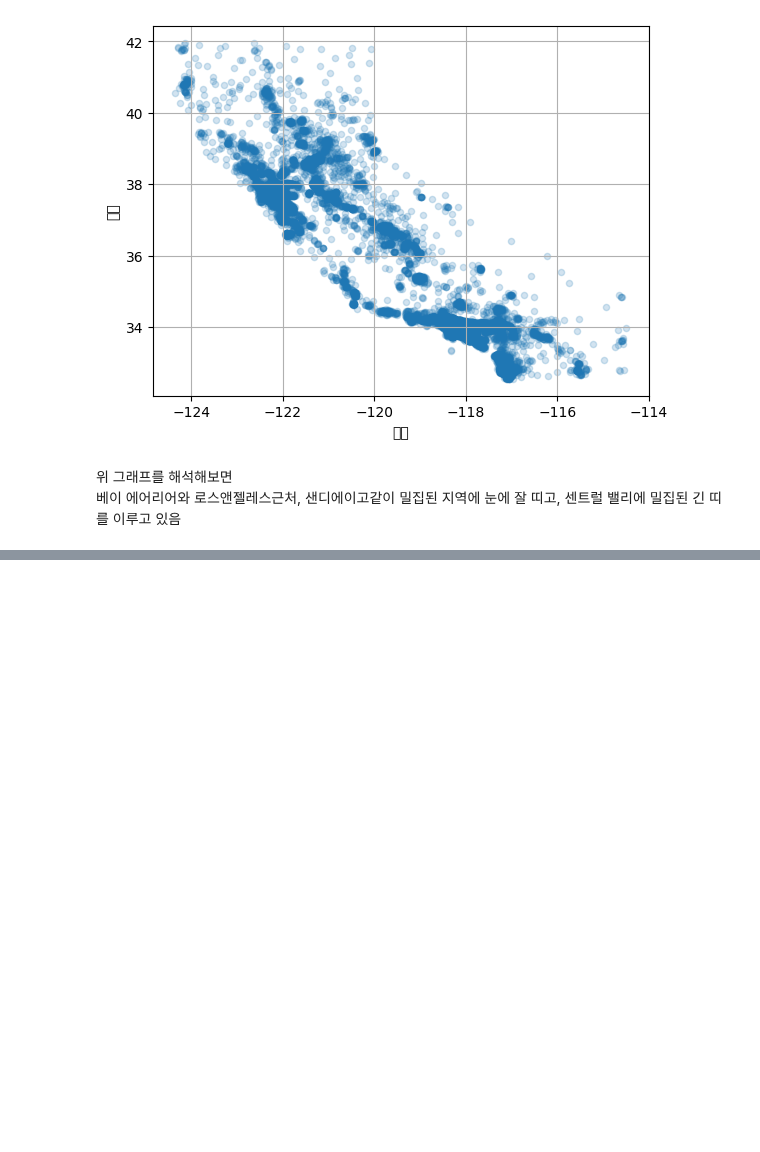
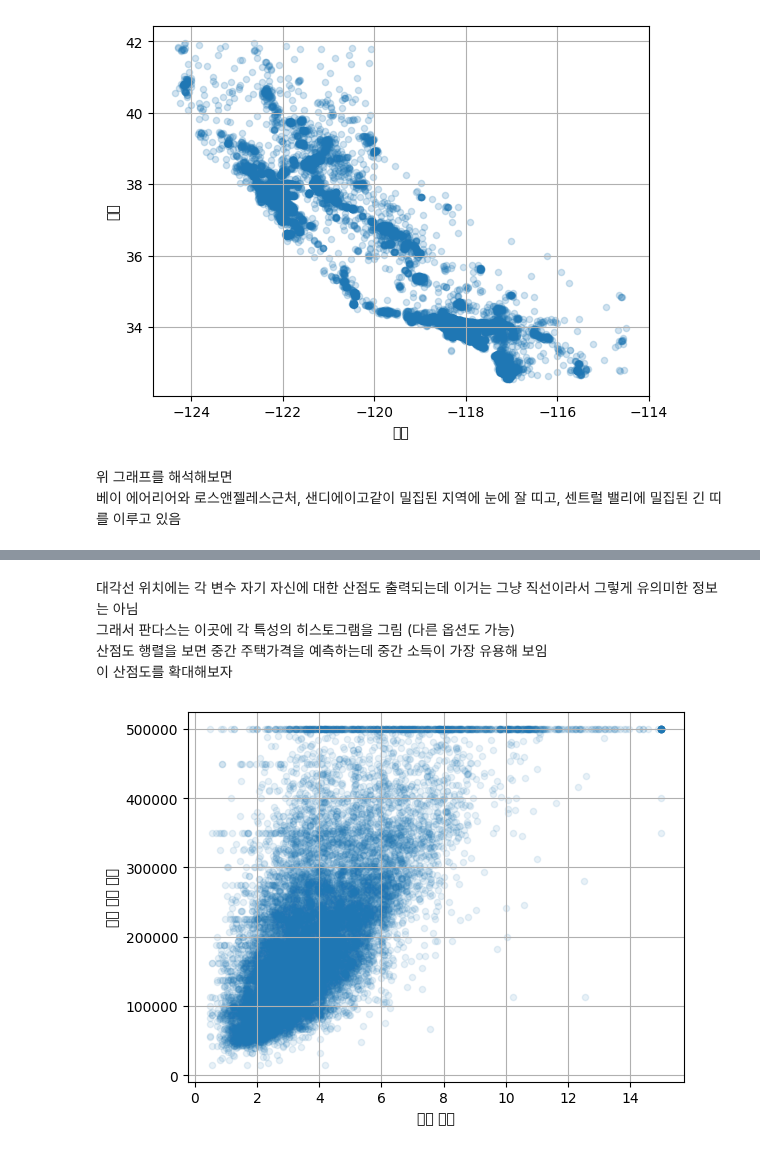
Before and after one commit to ghkdtjdbs/Hands-on-Machine-Learning-Study, a Jupyter notebook: Chapter2.ipynb, the cells around one changed output, grey strips where cells are left out. Saved outputs shown, nothing was run; the diff lists cells and outputs as text; code cells hidden in the pictures; blank space fills up the shorter version.

```diff
--- a/Chapter2.ipynb
+++ b/Chapter2.ipynb
@@ -310,0 +366,18 @@ ValueError: 'c' argument must be a color, a sequence of colors, or a sequence of
+# %% [markdown]
+대각선 위치에는 각 변수 자기 자신에 대한 산점도 출력되는데 이거는 그냥 직선이라서 그렇게 유의미한 정보는 아님
+그래서 판다스는 이곳에 각 특성의 히스토그램을 그림 (다른 옵션도 가능)
+산점도 행렬을 보면 중간 주택가격을 예측하는데 중간 소득이 가장 유용해 보임
+이 산점도를 확대해보자
+# %%
+# 중간 소득과 주택 가격의 관계를 확대하여 시각화
+housing.plot(kind="scatter", x="median_income", y="median_house_value",
+             alpha=0.1, grid=True)
+
+# 축 라벨 설정
+plt.xlabel("중간 소득")
+plt.ylabel("중간 주택 가격")
+
+# 그래프 출력
+plt.show()
+# %% [output]
+[figure, added]
```
Also changed, not shown: parts of 7 cells of this notebook.
